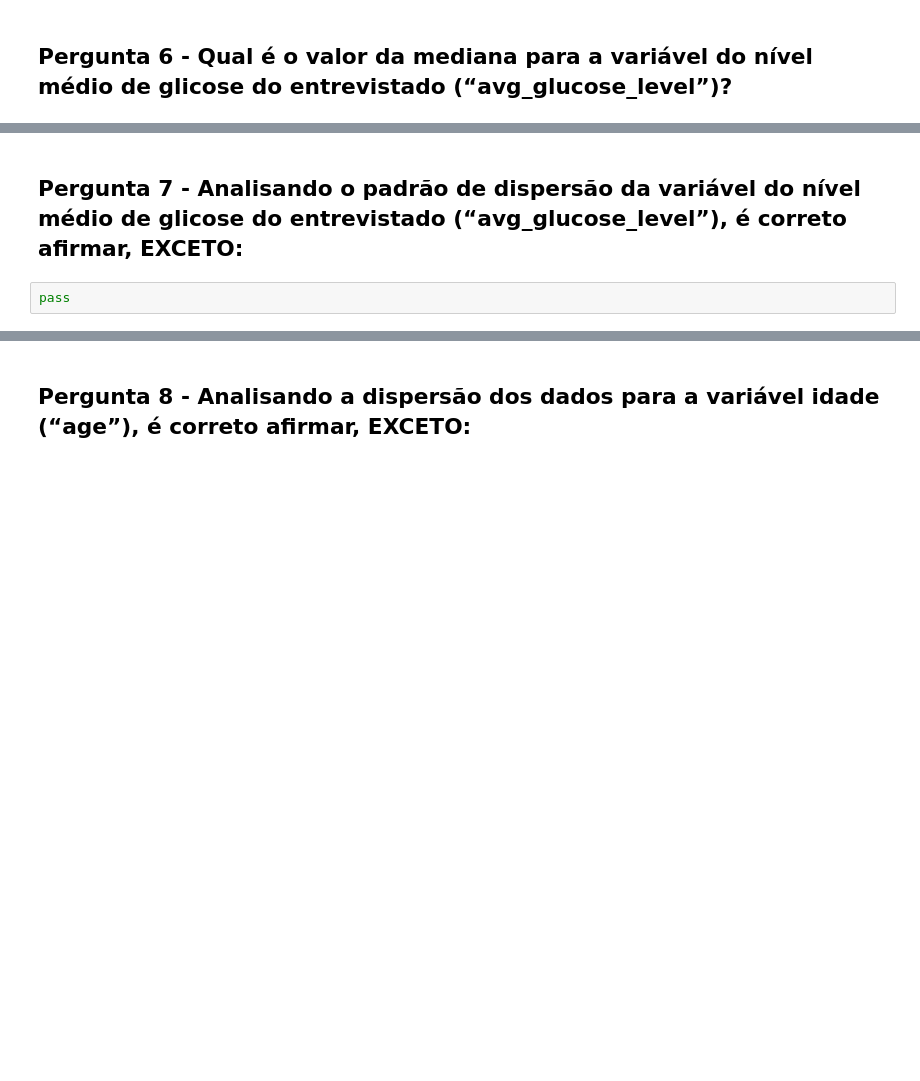
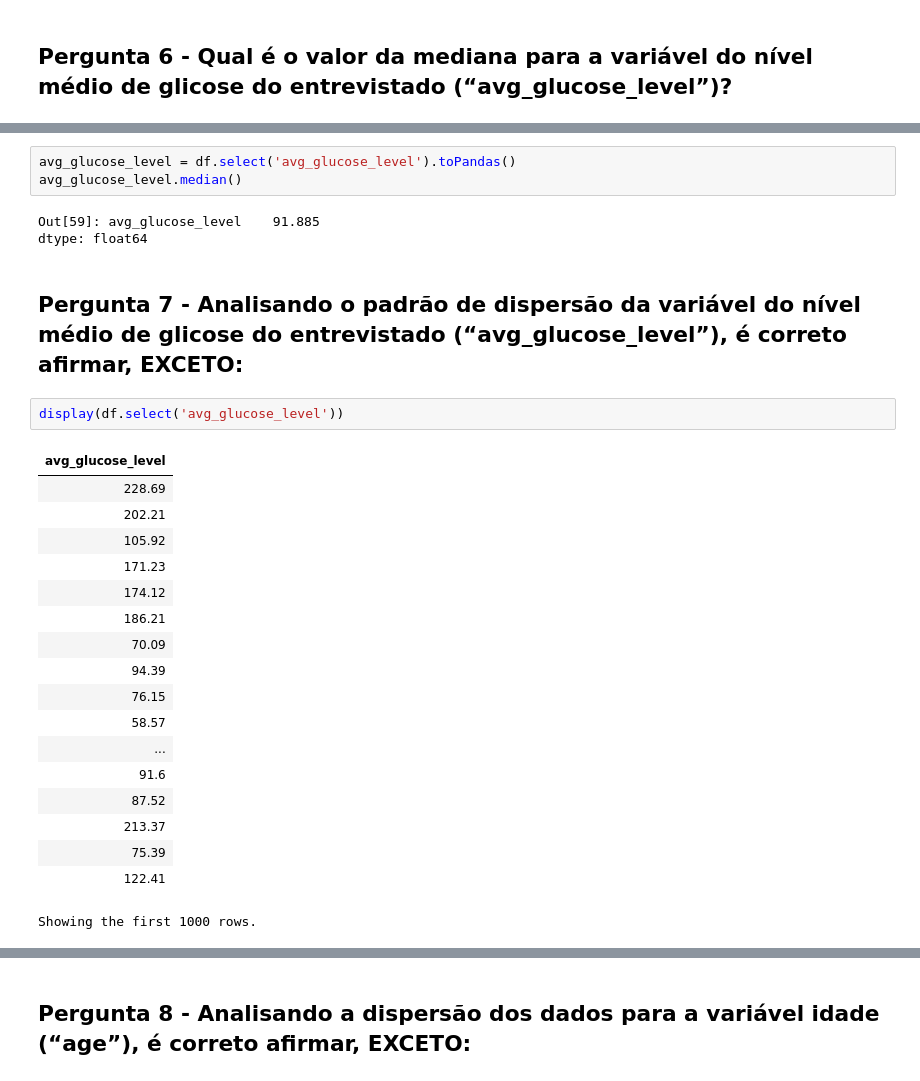
Before and after one commit to alexcamargos/DataScienceBootcampIGTI, a Jupyter notebook: DesafioFinal/resolucao_PySpark.ipynb, the cells around one changed output, grey strips where cells are left out. Saved outputs shown, nothing was run; the diff lists cells and outputs as text; blank space fills up the shorter version.

```diff
--- a/DesafioFinal/resolucao_PySpark.ipynb
+++ b/DesafioFinal/resolucao_PySpark.ipynb
@@ -86,4 +323,29 @@ pass
+# %%
+avg_glucose_level = df.select('avg_glucose_level').toPandas()
+avg_glucose_level.median()
+# %% [output]
+Out[59]: avg_glucose_level    91.885
+dtype: float64
 # %% [markdown]
 ## Pergunta 7 - Analisando o padrão de dispersão da variável do nível médio de glicose do entrevistado (“avg_glucose_level”), é correto afirmar, EXCETO:
-# %%
-pass
+# %%
+display(df.select('avg_glucose_level'))
+# %% [output]
+| avg_glucose_level |
+| 228.69 |
+| 202.21 |
+| 105.92 |
+| 171.23 |
+| 174.12 |
+| 186.21 |
+| 70.09 |
+| 94.39 |
+| 76.15 |
+| 58.57 |
+| ... |
+| 91.6 |
+| 87.52 |
+| 213.37 |
+| 75.39 |
+| 122.41 |
+Showing the first 1000 rows.
```
Also changed, not shown: parts of 52 cells of this notebook.
